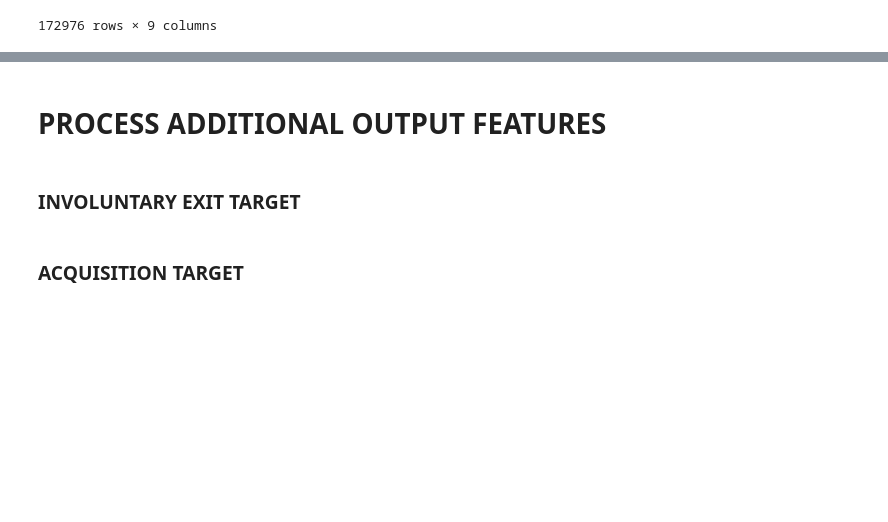
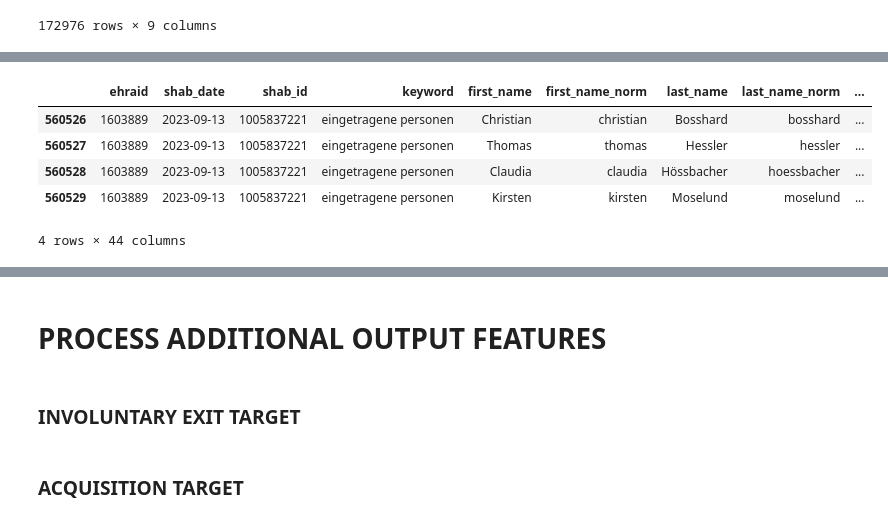
Before and after one commit to MaBlock7/company_success_prediction, a Jupyter notebook: success_prediction/zefix_feature_engineering.ipynb, the cells around one changed output, grey strips where cells are left out. Saved outputs shown, nothing was run; the diff lists cells and outputs as text; code cells hidden in the pictures; blank space fills up the shorter version.

```diff
--- a/success_prediction/zefix_feature_engineering.ipynb
+++ b/success_prediction/zefix_feature_engineering.ipynb
@@ -52,6 +52,7 @@ query_founded_firms = """
 
         -- Dissolution information
         base.delete_date,
+        dissolution.shab_date as dissolution_date,
         dissolution.reason_for_dissolution,
         dissolution.liquidation,
         dissolution.bankruptcy,
@@ -434,3 +480,12 @@ df_insc_people
+# %%
+df_insc_people[df_insc_people.ehraid == 1603889]
+# %% [output]
+|  | ehraid | shab_date | shab_id | keyword | first_name | first_name_norm | last_name | last_name_norm | ... |
+| 560526 | 1603889 | 2023-09-13 | 1005837221 | eingetragene personen | Christian | christian | Bosshard | bosshard | ... |
+| 560527 | 1603889 | 2023-09-13 | 1005837221 | eingetragene personen | Thomas | thomas | Hessler | hessler | ... |
+| 560528 | 1603889 | 2023-09-13 | 1005837221 | eingetragene personen | Claudia | claudia | Hössbacher | hoessbacher | ... |
+| 560529 | 1603889 | 2023-09-13 | 1005837221 | eingetragene personen | Kirsten | kirsten | Moselund | moselund | ... |
+4 rows × 44 columns
 # %%
 # Pre-process dataframe
 bfs_code_cols = [col for col in df_insc_people.columns if 'bfs_gmde_code_' in col]
```
Also changed, not shown: parts of 17 cells of this notebook, 4 other files.
